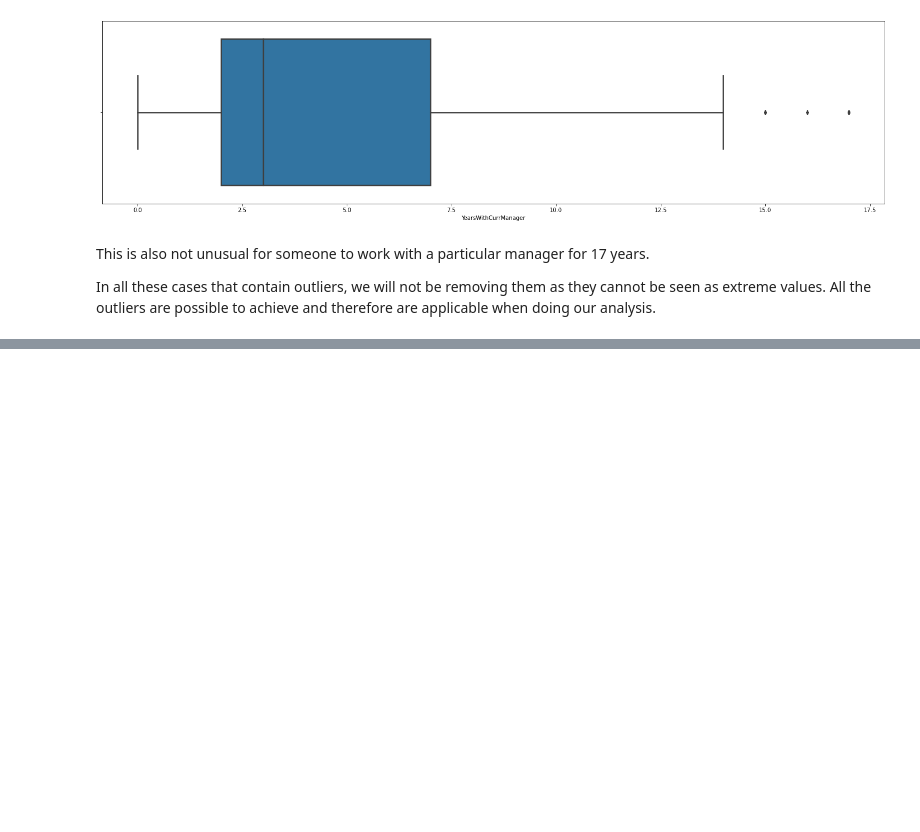
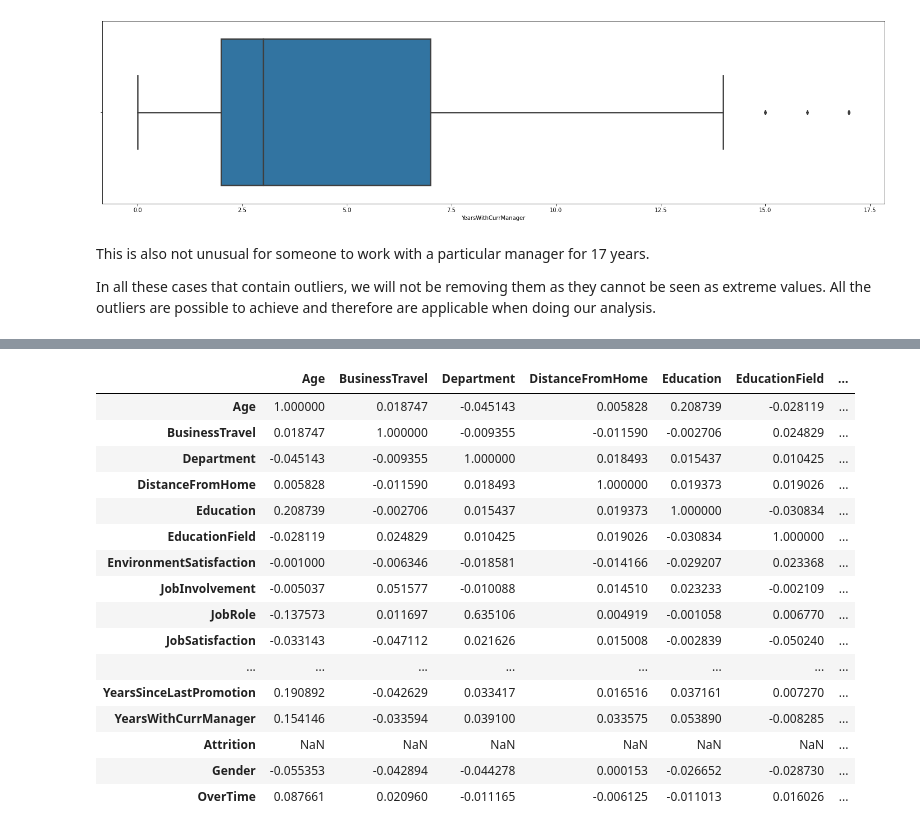
Before and after one commit to Ad2891/Slutuppgift-team12, a Jupyter notebook: Slutuppgift.ipynb, the cells around one changed output, grey strips where cells are left out. Saved outputs shown, nothing was run; the diff lists cells and outputs as text; code cells hidden in the pictures; blank space fills up the shorter version.

```diff
--- a/Slutuppgift.ipynb
+++ b/Slutuppgift.ipynb
@@ -429,0 +466,20 @@ In all these cases that contain outliers, we will not be removing them as they c
+# %%
+noattrition_data.corr()
+# %% [output]
+|  | Age | BusinessTravel | Department | DistanceFromHome | Education | EducationField | ... |
+| Age | 1.000000 | 0.018747 | -0.045143 | 0.005828 | 0.208739 | -0.028119 | ... |
+| BusinessTravel | 0.018747 | 1.000000 | -0.009355 | -0.011590 | -0.002706 | 0.024829 | ... |
+| Department | -0.045143 | -0.009355 | 1.000000 | 0.018493 | 0.015437 | 0.010425 | ... |
+| DistanceFromHome | 0.005828 | -0.011590 | 0.018493 | 1.000000 | 0.019373 | 0.019026 | ... |
+| Education | 0.208739 | -0.002706 | 0.015437 | 0.019373 | 1.000000 | -0.030834 | ... |
+| EducationField | -0.028119 | 0.024829 | 0.010425 | 0.019026 | -0.030834 | 1.000000 | ... |
+| EnvironmentSatisfaction | -0.001000 | -0.006346 | -0.018581 | -0.014166 | -0.029207 | 0.023368 | ... |
+| JobInvolvement | -0.005037 | 0.051577 | -0.010088 | 0.014510 | 0.023233 | -0.002109 | ... |
+| JobRole | -0.137573 | 0.011697 | 0.635106 | 0.004919 | -0.001058 | 0.006770 | ... |
+| JobSatisfaction | -0.033143 | -0.047112 | 0.021626 | 0.015008 | -0.002839 | -0.050240 | ... |
+| ... | ... | ... | ... | ... | ... | ... | ... |
+| YearsSinceLastPromotion | 0.190892 | -0.042629 | 0.033417 | 0.016516 | 0.037161 | 0.007270 | ... |
+| YearsWithCurrManager | 0.154146 | -0.033594 | 0.039100 | 0.033575 | 0.053890 | -0.008285 | ... |
+| Attrition | NaN | NaN | NaN | NaN | NaN | NaN | ... |
+| Gender | -0.055353 | -0.042894 | -0.044278 | 0.000153 | -0.026652 | -0.028730 | ... |
+| OverTime | 0.087661 | 0.020960 | -0.011165 | -0.006125 | -0.011013 | 0.016026 | ... |
```
Also changed, not shown: parts of 18 cells of this notebook.
